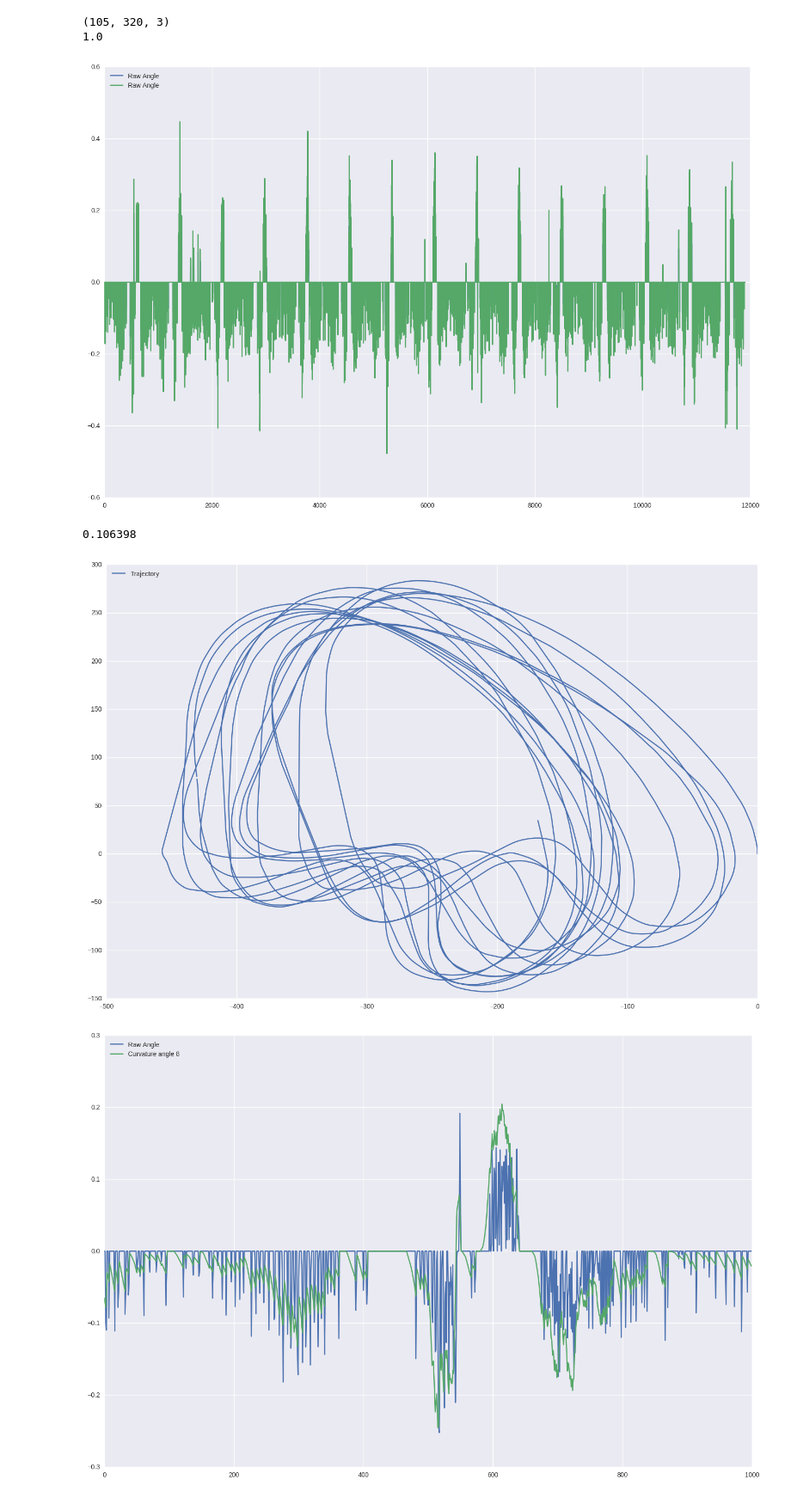
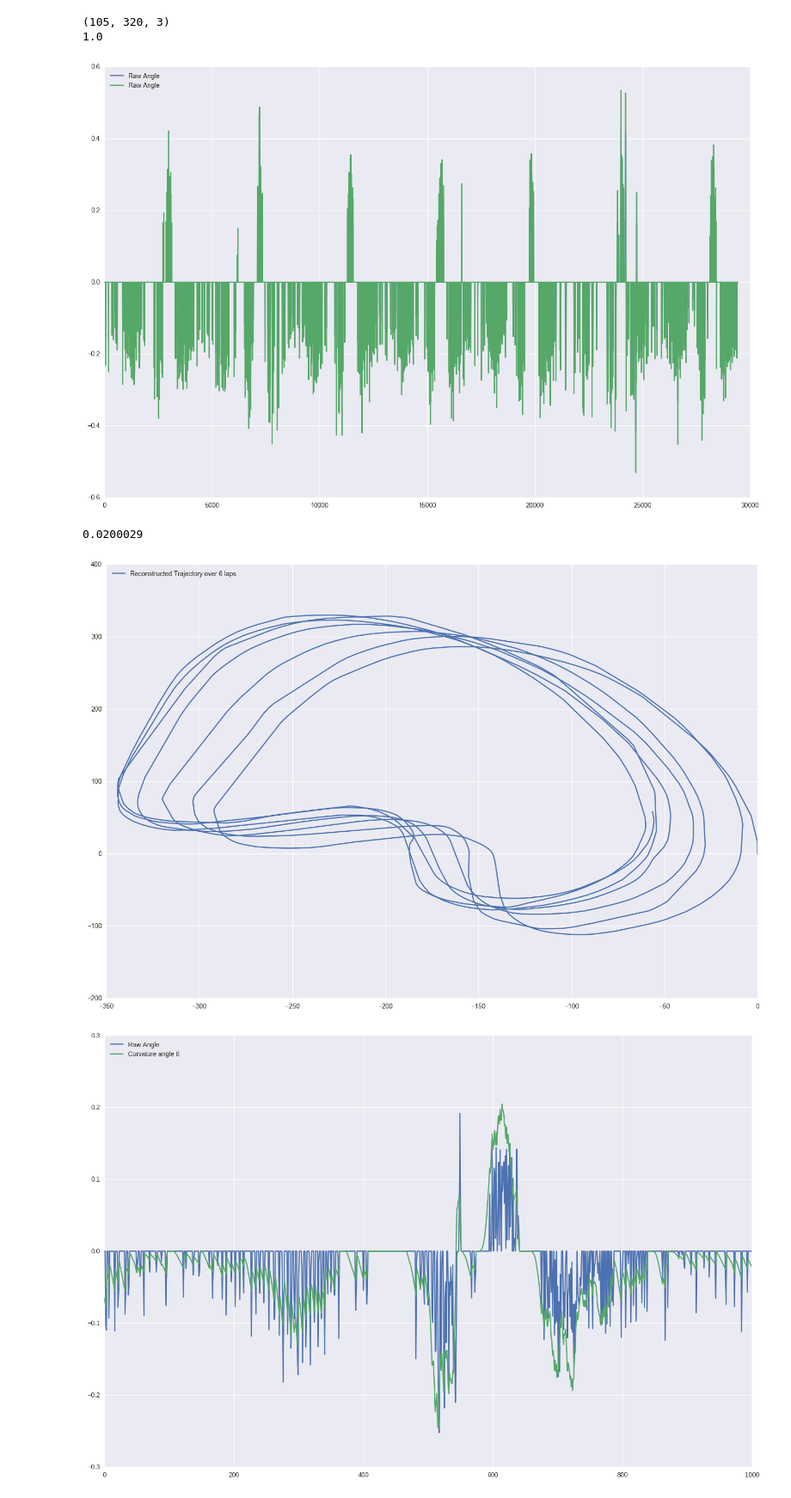
Before and after one commit to balancap/SDC-Behavioral-Cloning, a Jupyter notebook: behavioral-cloning.ipynb, the cells around one changed output. Shown at 86% size. Drawn from its saved outputs; the diff is of its cells as text; code cells hidden in the pictures.

```diff
--- a/behavioral-cloning.ipynb
+++ b/behavioral-cloning.ipynb
@@ -69,7 +69,7 @@ print(np.max(out))
 # %%
 # Load CSV file
 filename = './data/5/driving_log.csv'
-# filename = './data/50Hz_driving_log.csv'
+filename = './data/50Hz_driving_log.csv'
 # filename = './data/test2/driving_log.csv'
 
 with open(filename, 'r') as f:
@@ -113,7 +113,7 @@ plt.plot(slip_angle, label='Raw Angle')
 plt.legend(loc='upper left')
 plt.show()
 # %% [output]
-[figure, old version]
+[figure, new version]
 # %%
 def sinc(alpha):
     y = np.ones_like(alpha)
@@ -135,7 +135,7 @@ dt = 0.02
 CAR_LENGTH = 2.9
 print(np.mean(dt_array))
 # %% [output]
-0.106398
+0.0200029
 # %%
 def trajectory(dt, speed, angle, length=CAR_LENGTH):
     # speed = 48.28032 * 1000 / 3600
@@ -184,16 +184,16 @@ x, alpha = trajectory(dt_array, speed, angle_raw, length=2.9)
 # %%
 nb = 100000
 
-plt.plot(x[:nb, 0], x[:nb, 1], label='Trajectory')
+plt.plot(x[:nb, 0], x[:nb, 1], label='Reconstructed Trajectory over 6 laps')
 # plt.plot(x2[:nb, 0], x2[:nb, 1], label='Trajectory 2')
 # plt.plot(data['angle_sth16'], label='Post-smooth16')
 # plt.plot(data['angle_rsth16'], label='Pre-smooth16')
 # plt.plot(data['angle_pre6'], label='Pre-avg6')
 
 plt.legend(loc='upper left')
 plt.show()
 # %% [output]
-[figure, old version]
+[figure, new version]
 # %%
 def angle_post(alpha, dt, speed, delta=1, offset=0.0, length=CAR_LENGTH):
     # Rotation radius
```
Also changed, not shown: 4 other files.
